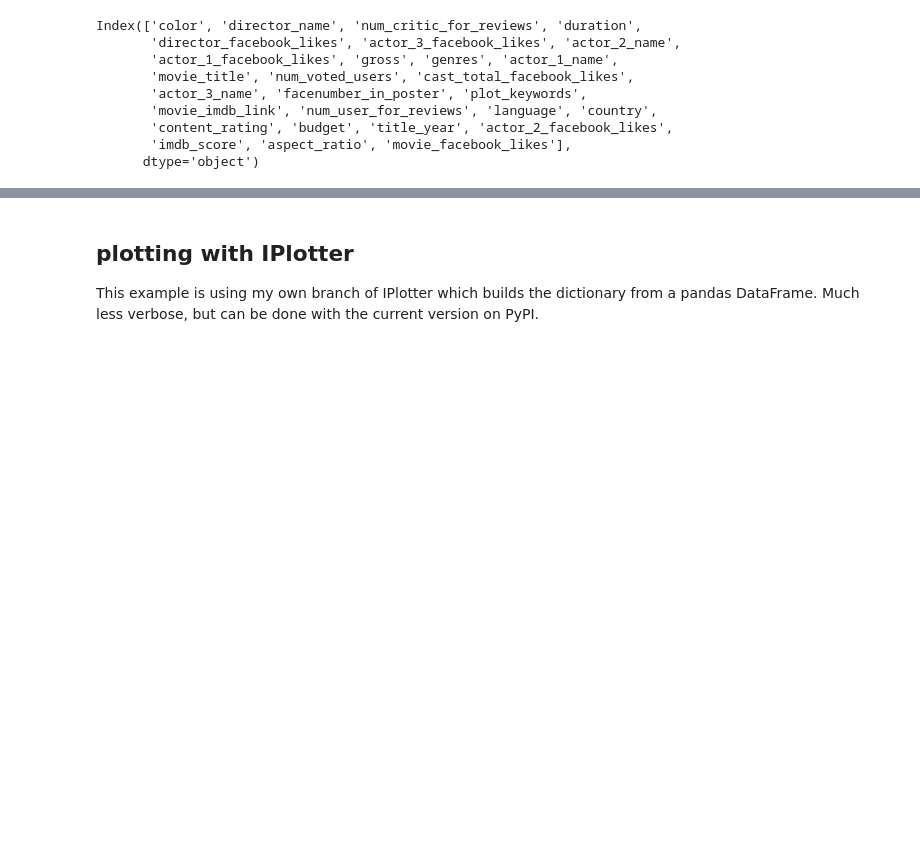
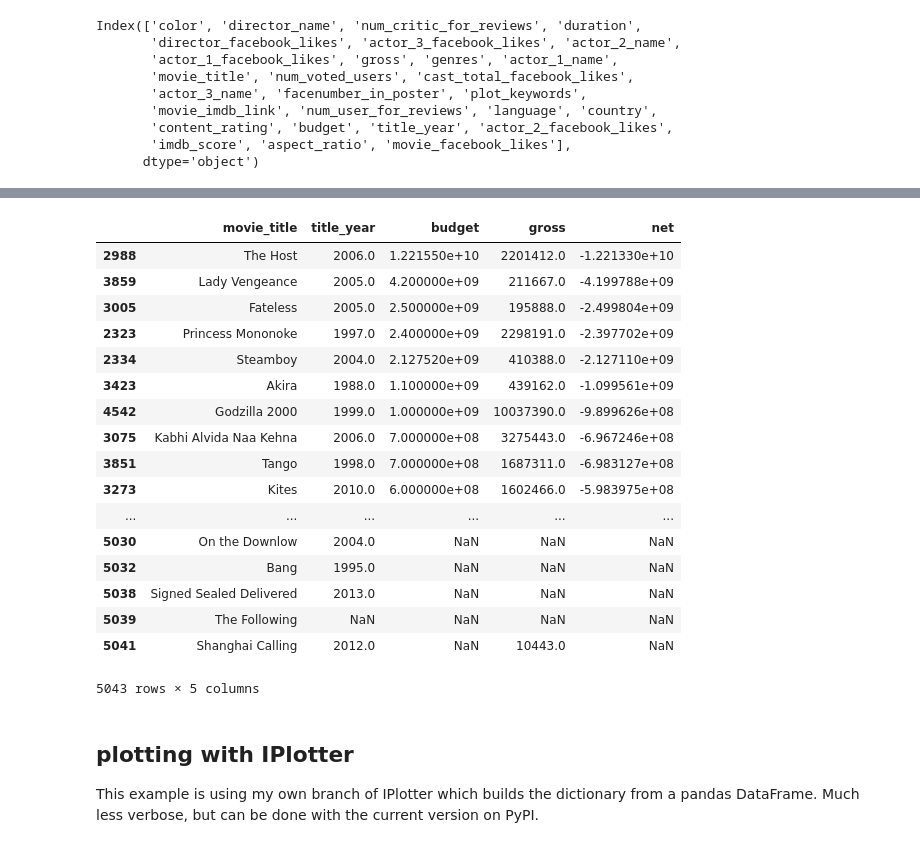
Before and after one commit to WaylonWalker/pyDataVizDay, a Jupyter notebook: notebooks/Explore Movie Dataset.ipynb, the cells around one changed output, grey strips where cells are left out. Drawn from its saved outputs; the diff is of its cells as text; code cells hidden in the pictures; blank space fills up the shorter version.

```diff
--- a/notebooks/Explore Movie Dataset.ipynb
+++ b/notebooks/Explore Movie Dataset.ipynb
@@ -46,3 +68,26 @@ Index(['color', 'director_name', 'num_critic_for_reviews', 'duration',
+# %%
+data.movie['net'] = data.movie['gross'] - data.movie['budget']
+# %%
+data.movie.sort_values('budget',ascending=False)[['movie_title', 'title_year', 'budget', 'gross', 'net']]
+# %% [output]
+|  | movie_title | title_year | budget | gross | net |
+| 2988 | The Host | 2006.0 | 1.221550e+10 | 2201412.0 | -1.221330e+10 |
+| 3859 | Lady Vengeance | 2005.0 | 4.200000e+09 | 211667.0 | -4.199788e+09 |
+| 3005 | Fateless | 2005.0 | 2.500000e+09 | 195888.0 | -2.499804e+09 |
+| 2323 | Princess Mononoke | 1997.0 | 2.400000e+09 | 2298191.0 | -2.397702e+09 |
+| 2334 | Steamboy | 2004.0 | 2.127520e+09 | 410388.0 | -2.127110e+09 |
+| 3423 | Akira | 1988.0 | 1.100000e+09 | 439162.0 | -1.099561e+09 |
+| 4542 | Godzilla 2000 | 1999.0 | 1.000000e+09 | 10037390.0 | -9.899626e+08 |
+| 3075 | Kabhi Alvida Naa Kehna | 2006.0 | 7.000000e+08 | 3275443.0 | -6.967246e+08 |
+| 3851 | Tango | 1998.0 | 7.000000e+08 | 1687311.0 | -6.983127e+08 |
+| 3273 | Kites | 2010.0 | 6.000000e+08 | 1602466.0 | -5.983975e+08 |
+| ... | ... | ... | ... | ... | ... |
+| 5030 | On the Downlow | 2004.0 | NaN | NaN | NaN |
+| 5032 | Bang | 1995.0 | NaN | NaN | NaN |
+| 5038 | Signed Sealed Delivered | 2013.0 | NaN | NaN | NaN |
+| 5039 | The Following | NaN | NaN | NaN | NaN |
+| 5041 | Shanghai Calling | 2012.0 | NaN | 10443.0 | NaN |
+5043 rows × 5 columns
 # %% [markdown]
 ## plotting with IPlotter
 
```
Also changed, not shown: parts of 12 cells of this notebook, 7 other files.
